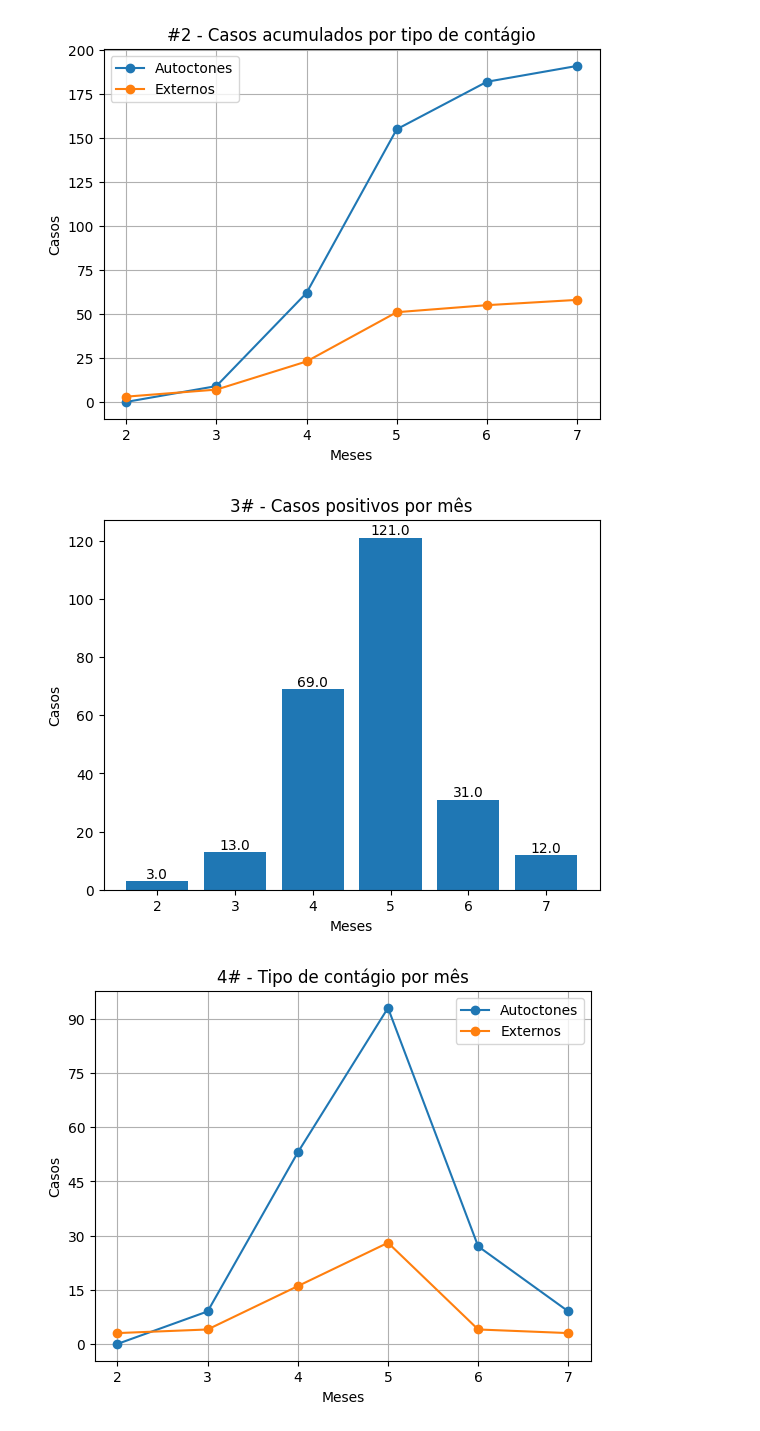
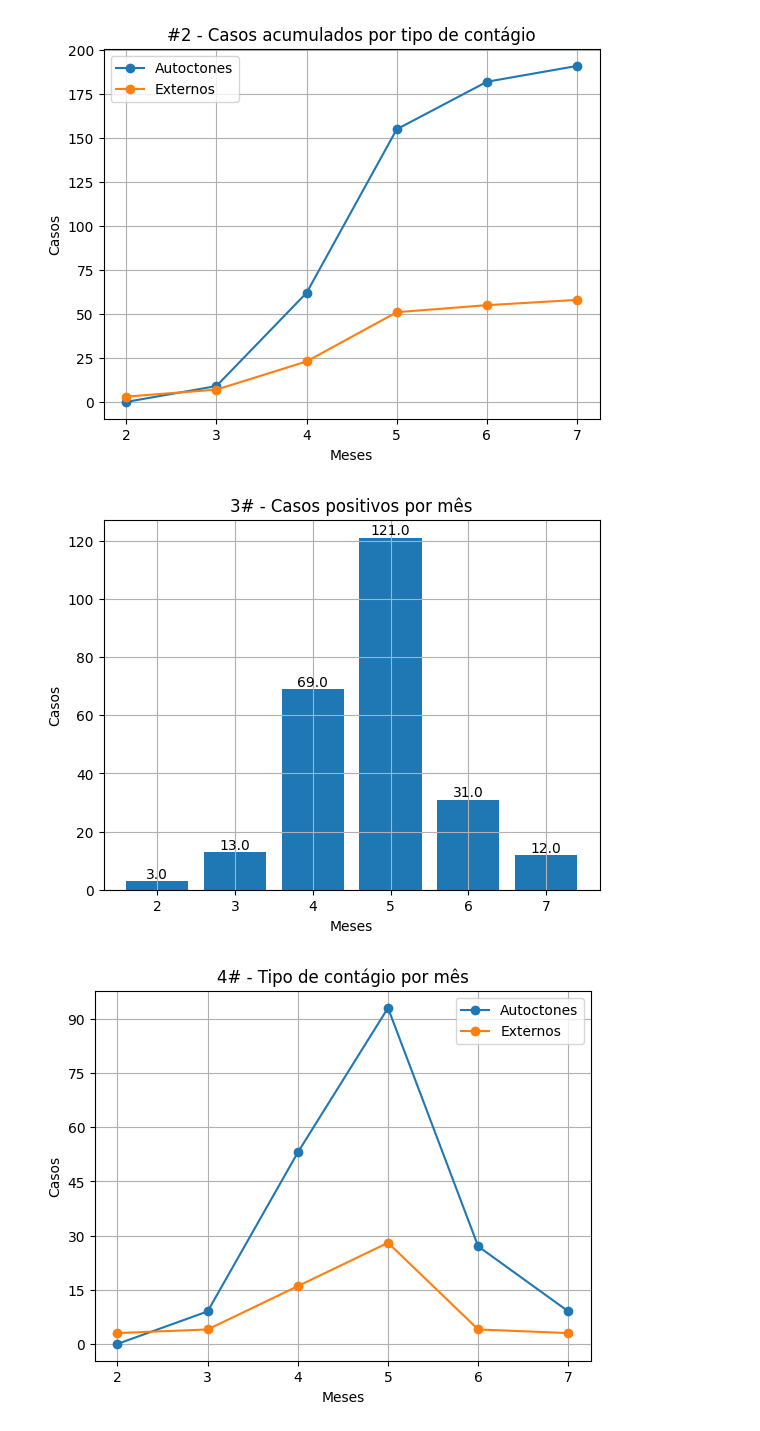
Before and after one commit to Guilherme-Turri/dengue-analisys-cpv-2023, a Jupyter notebook: main.ipynb, the cells around one changed output. Drawn from its saved outputs; the diff is of its cells as text; code cells hidden in the pictures.

```diff
--- a/main.ipynb
+++ b/main.ipynb
@@ -116,21 +113,21 @@ plt.show()
 # %%
 #Positives by Month
 postivesCasesByMonth = groudpedData['Positivos'].iloc[0:].diff().fillna(groudpedData['Positivos'][0])
 postivesAutoctonesByMonth = groudpedData['Autoctones'].iloc[0:].diff().fillna(groudpedData['Autoctones'][0])
 positvesExternalByMonth = groudpedData['Externos'].iloc[0:].diff().fillna(groudpedData['Externos'][0])
 graphPositivesByMonths = pd.DataFrame()
 graphPositivesByMonths['Meses'] = months
 graphPositivesByMonths['Casos'] = postivesCasesByMonth
 plt.bar(graphPositivesByMonths['Meses'], graphPositivesByMonths['Casos'])
 for x, y in zip(graphPositivesByMonths['Meses'], graphPositivesByMonths['Casos']):
     plt.text(x, y, str(y), ha='center', va='bottom')
 plt.xlabel('Meses')
 plt.ylabel('Casos')
 plt.title('3# - Casos positivos por mês')
-
+plt.grid(True)
 plt.show()
 # %% [output]
-[figure, old version]
+[figure, new version]
 # %%
 #type of contagions by months
 graphContagionsByMonths = pd.DataFrame()
```
Also changed, not shown: parts of 7 cells of this notebook.
